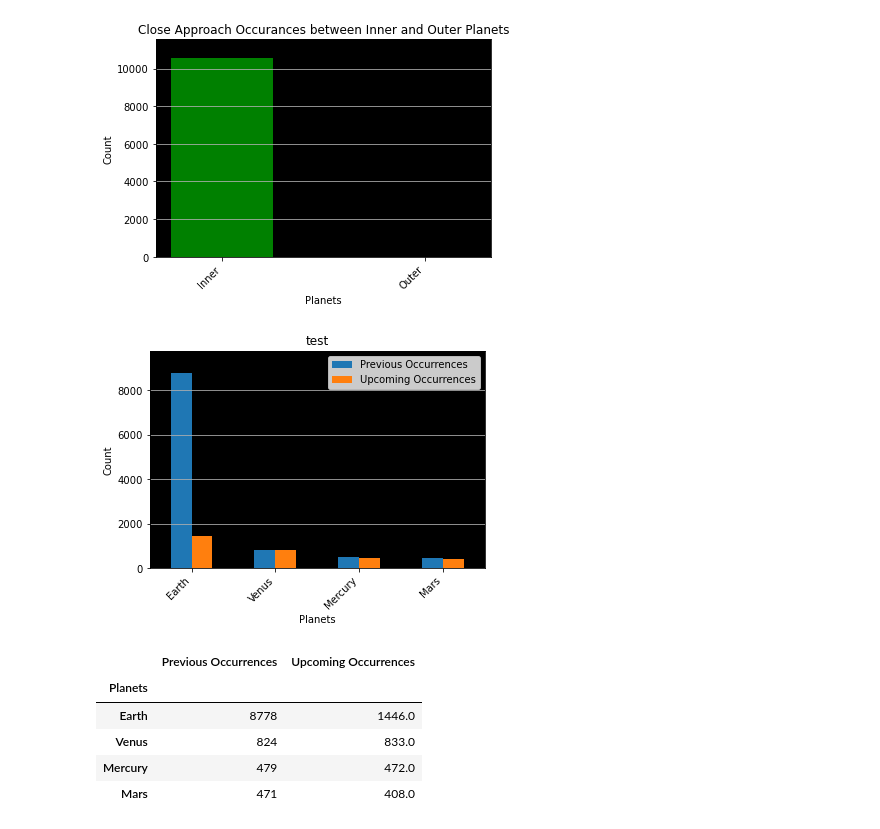
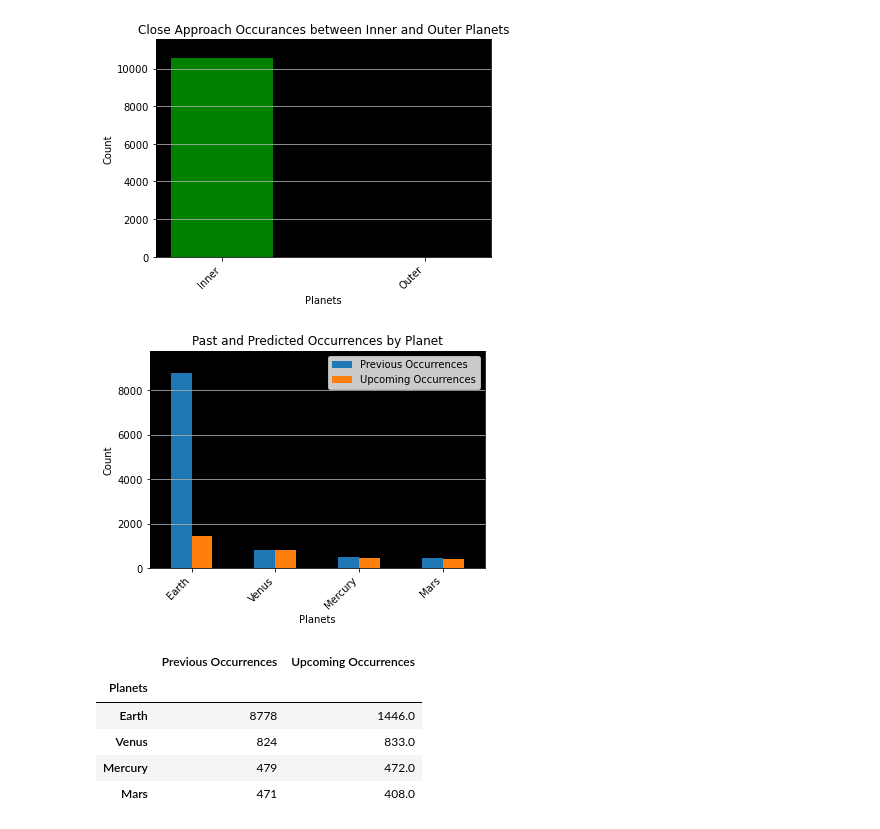
Before and after one commit to Efritch/asteroids_group_g, a Jupyter notebook: AsteroidsAmongstPlanets25Oct2020BS/GraphInfoBS25Oct2020.ipynb, the cells around one changed output. Cells and saved outputs as stored; diff of their text form; code cells hidden in the pictures.

```diff
--- a/AsteroidsAmongstPlanets25Oct2020BS/GraphInfoBS25Oct2020.ipynb
+++ b/AsteroidsAmongstPlanets25Oct2020BS/GraphInfoBS25Oct2020.ipynb
@@ -141,10 +172,10 @@ def PlanetOcc(df, title, imageName):
 graphbyPlanetType(aDFLast20yr, "Close Approach Occurances between Inner and Outer Planets", "CpTypeAll")
 # %% [output]
 [figure]
-# %%
-graphbyPlanetCompare(aDFLast20yr, aDFNext20yr, 'test', 'test')
-# %% [output]
-[figure, removed]
+# %%
+graphbyPlanetCompare(aDFLast20yr, aDFNext20yr, 'Past and Predicted Occurrences by Planet', 'PandPOccbyPlan')
+# %% [output]
+[figure, added]
 # %%
 df1 = TotCntByPlanet(aDFLast20yr)
 df2 = TotCntByPlanet(aDFNext20yr)
```
Also changed, not shown: parts of 7 cells of this notebook, 21 other files.
